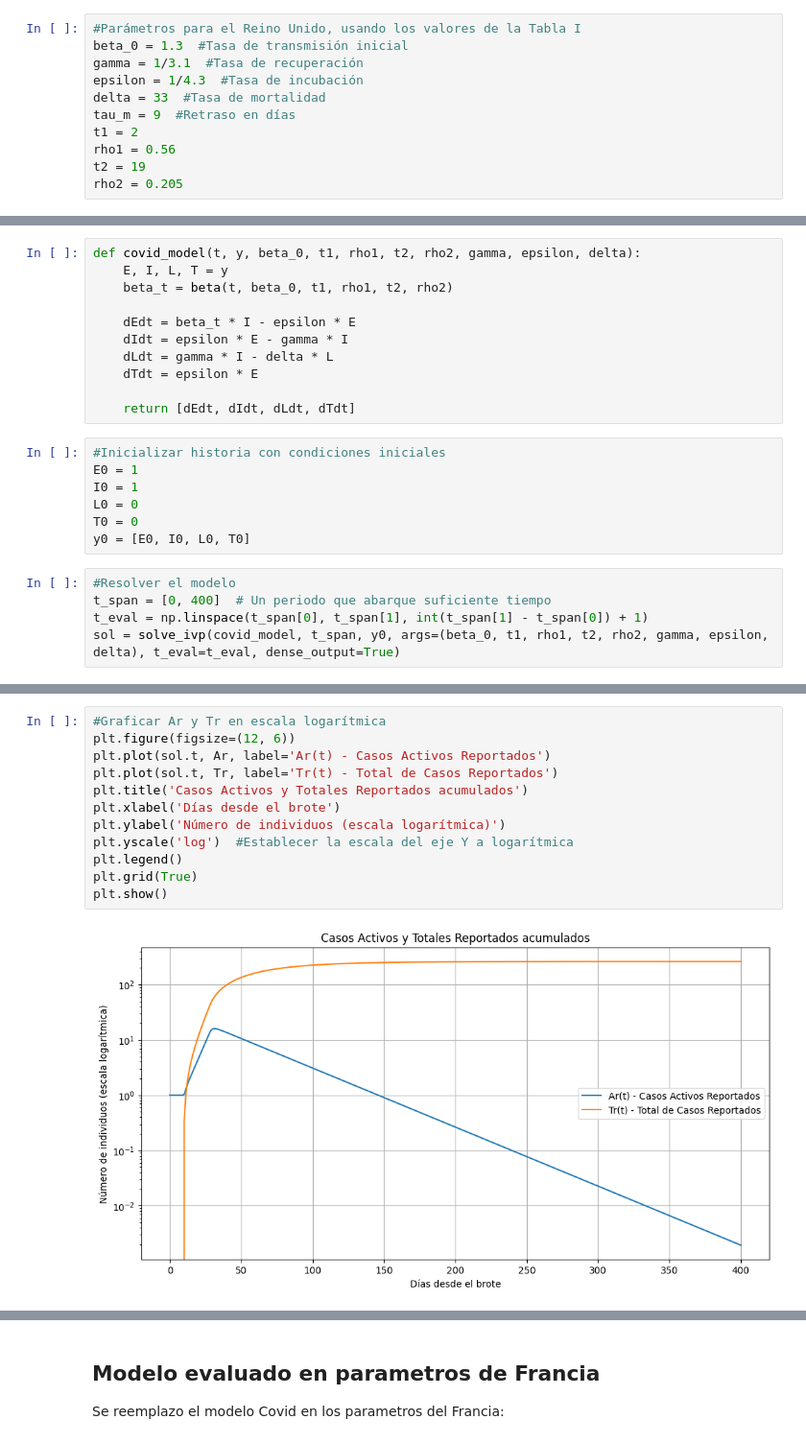
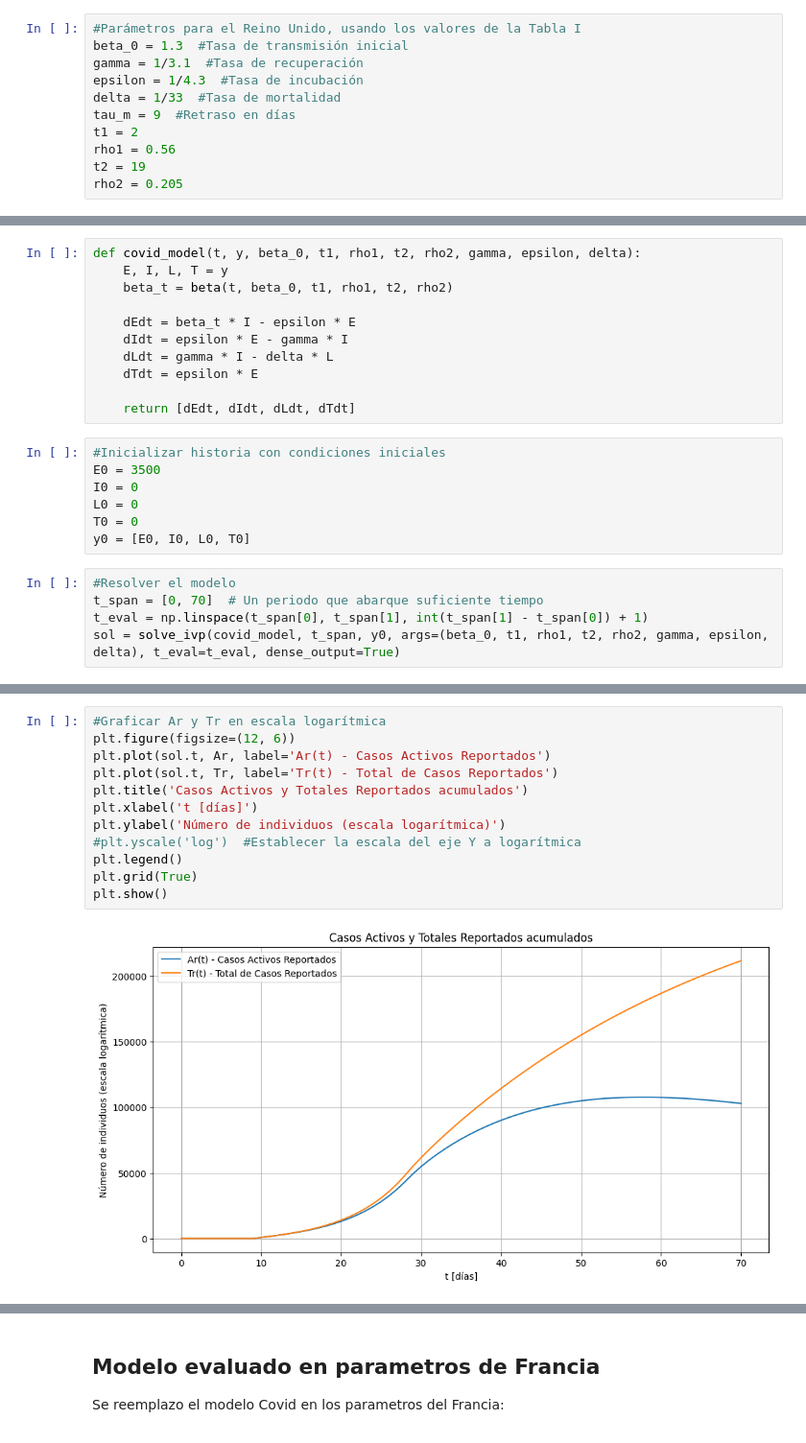
Before and after one commit to elvin00157/ControlAvanzadoII-2023, a Jupyter notebook: ProyectoCOVID19/Modelo-covid-analisis/modelo-covid.ipynb, the cells around one changed output, grey strips where cells are left out. Shown at 96% size. Cells and saved outputs as stored; diff of their text form.

```diff
--- a/ProyectoCOVID19/Modelo-covid-analisis/modelo-covid.ipynb
+++ b/ProyectoCOVID19/Modelo-covid-analisis/modelo-covid.ipynb
@@ -378,7 +378,7 @@ Se reemplazo el modelo Covid en los parametros del Italia:
 beta_0 = 1.3  #Tasa de transmisión inicial
 gamma = 1/3.1  #Tasa de recuperación
 epsilon = 1/4.3  #Tasa de incubación
-delta = 33  #Tasa de mortalidad
+delta = 1/33  #Tasa de mortalidad
 tau_m = 9  #Retraso en días
 t1 = 2
 rho1 = 0.56
@@ -406,14 +406,14 @@ def covid_model(t, y, beta_0, t1, rho1, t2, rho2, gamma, epsilon, delta):
     return [dEdt, dIdt, dLdt, dTdt]
 # %%
 #Inicializar historia con condiciones iniciales
-E0 = 1
-I0 = 1
+E0 = 3500
+I0 = 0
 L0 = 0
 T0 = 0
 y0 = [E0, I0, L0, T0]
 # %%
 #Resolver el modelo
-t_span = [0, 400]  # Un periodo que abarque suficiente tiempo
+t_span = [0, 70]  # Un periodo que abarque suficiente tiempo
 t_eval = np.linspace(t_span[0], t_span[1], int(t_span[1] - t_span[0]) + 1)
 sol = solve_ivp(covid_model, t_span, y0, args=(beta_0, t1, rho1, t2, rho2, gamma, epsilon, delta), t_eval=t_eval, dense_output=True)
 # %%
@@ -427,17 +427,17 @@ Tr = np.array([sol_interp(sol.t[i] - tau_m)[3] if sol.t[i] >= tau_m else T0 for
 # %%
 #Graficar Ar y Tr en escala logarítmica
 plt.figure(figsize=(12, 6))
 plt.plot(sol.t, Ar, label='Ar(t) - Casos Activos Reportados')
 plt.plot(sol.t, Tr, label='Tr(t) - Total de Casos Reportados')
 plt.title('Casos Activos y Totales Reportados acumulados')
-plt.xlabel('Días desde el brote')
+plt.xlabel('t [días]')
 plt.ylabel('Número de individuos (escala logarítmica)')
-plt.yscale('log')  #Establecer la escala del eje Y a logarítmica
+#plt.yscale('log')  #Establecer la escala del eje Y a logarítmica
 plt.legend()
 plt.grid(True)
 plt.show()
 # %% [output]
-[figure, old version]
+[figure, new version]
 # %%
 #Graficar Nr en una gráfica separada en escala logarítmica
 plt.figure(figsize=(12, 6))
```
Also changed, not shown: parts of 32 cells of this notebook, 2 other files.
